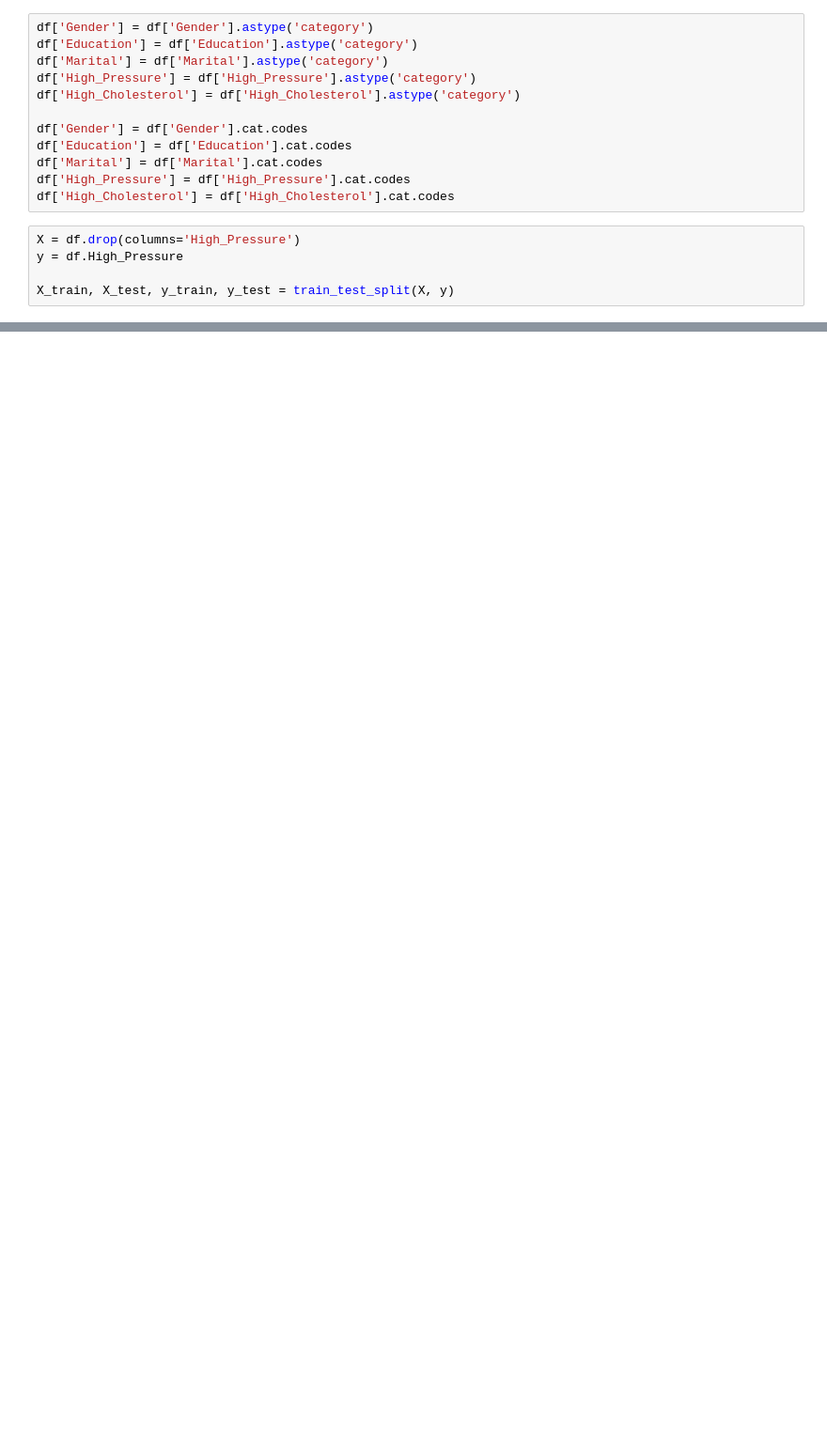
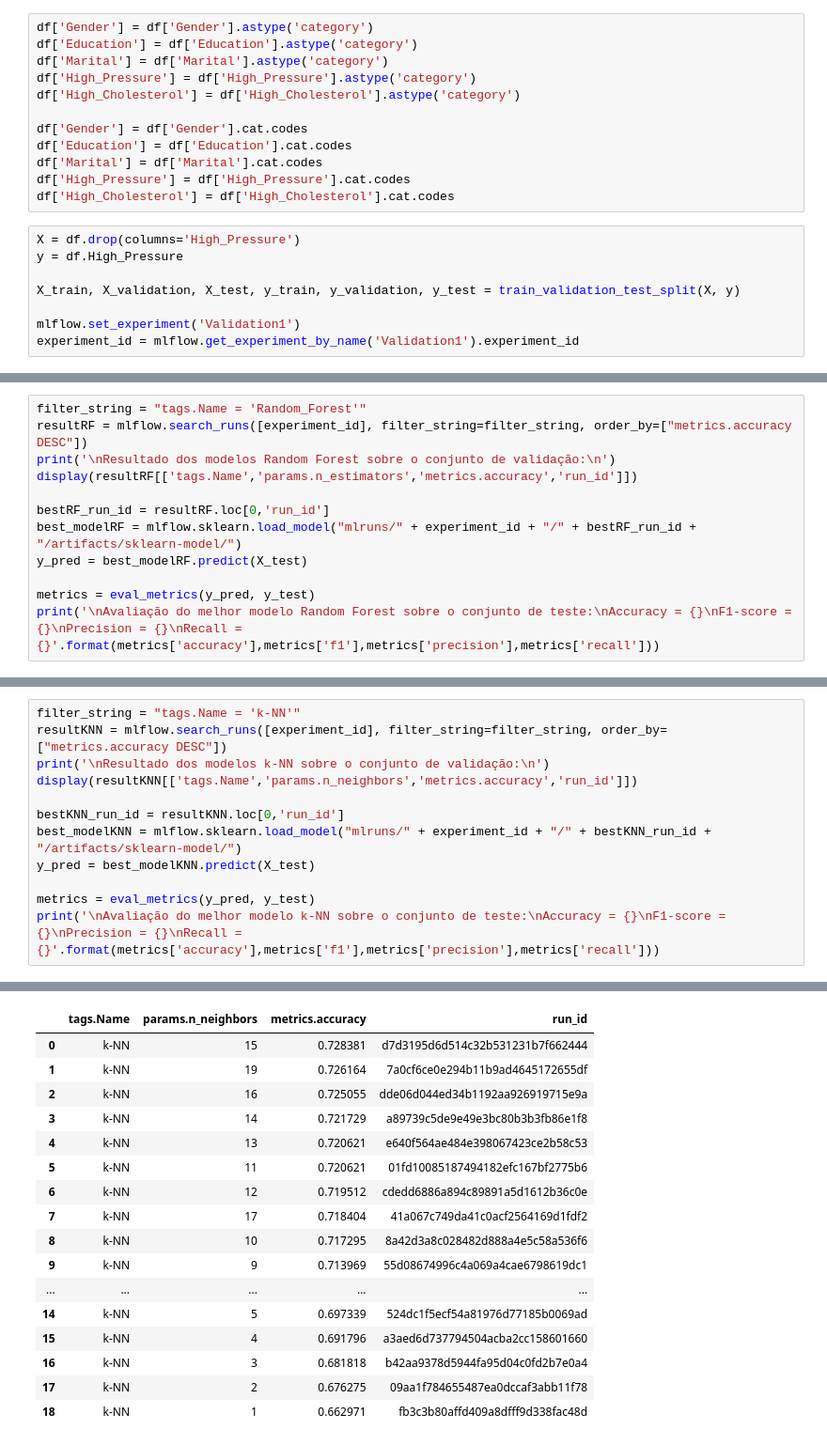
Before and after one commit to vitorp4/Ciencia-de-Dados, a Jupyter notebook: Projeto2.ipynb, the cells around one changed output, grey strips where cells are left out. Shown at 94% size. Saved outputs shown, nothing was run; the diff lists cells and outputs as text; blank space fills up the shorter version.

```diff
--- a/Projeto2.ipynb
+++ b/Projeto2.ipynb
@@ -127,4 +137,7 @@ df['High_Cholesterol'] = df['High_Cholesterol'].cat.codes
 X = df.drop(columns='High_Pressure')
 y = df.High_Pressure
 
-X_train, X_test, y_train, y_test = train_test_split(X, y)
+X_train, X_validation, X_test, y_train, y_validation, y_test = train_validation_test_split(X, y)
+
+mlflow.set_experiment('Validation1')
+experiment_id = mlflow.get_experiment_by_name('Validation1').experiment_id
@@ -159,0 +174,12 @@ mlflow_save({}, eval_metrics(y_test, y_pred))
+# %%
+filter_string = "tags.Name = 'Random_Forest'"
+resultRF = mlflow.search_runs([experiment_id], filter_string=filter_string, order_by=["metrics.accuracy DESC"])
+print('\nResultado dos modelos Random Forest sobre o conjunto de validação:\n')
+display(resultRF[['tags.Name','params.n_estimators','metrics.accuracy','run_id']])
+
+bestRF_run_id = resultRF.loc[0,'run_id']
+best_modelRF = mlflow.sklearn.load_model("mlruns/" + experiment_id + "/" + bestRF_run_id + "/artifacts/sklearn-model/")
+y_pred = best_modelRF.predict(X_test)
+
+metrics = eval_metrics(y_pred, y_test)
+print('\nAvaliação do melhor modelo Random Forest sobre o conjunto de teste:\nAccuracy = {}\nF1-score = {}\nPrecision = {}\nRecall = {}'.format(metrics['accuracy'],metrics['f1'],metrics['precision'],metrics['recall']))
@@ -159,0 +198,13 @@ mlflow_save({}, eval_metrics(y_test, y_pred))
+# %%
+filter_string = "tags.Name = 'k-NN'"
+resultKNN = mlflow.search_runs([experiment_id], filter_string=filter_string, order_by=["metrics.accuracy DESC"])
+print('\nResultado dos modelos k-NN sobre o conjunto de validação:\n')
+display(resultKNN[['tags.Name','params.n_neighbors','metrics.accuracy','run_id']])
+
+bestKNN_run_id = resultKNN.loc[0,'run_id']
+best_modelKNN = mlflow.sklearn.load_model("mlruns/" + experiment_id + "/" + bestKNN_run_id + "/artifacts/sklearn-model/")
+y_pred = best_modelKNN.predict(X_test)
+
+metrics = eval_metrics(y_pred, y_test)
+print('\nAvaliação do melhor modelo k-NN sobre o conjunto de teste:\nAccuracy = {}\nF1-score = {}\nPrecision = {}\nRecall = {}'.format(metrics['accuracy'],metrics['f1'],metrics['precision'],metrics['recall']))
+# %% [output]
@@ -159,0 +212,17 @@ mlflow_save({}, eval_metrics(y_test, y_pred))
+|  | tags.Name | params.n_neighbors | metrics.accuracy | run_id |
+| 0 | k-NN | 15 | 0.728381 | d7d3195d6d514c32b531231b7f662444 |
+| 1 | k-NN | 19 | 0.726164 | 7a0cf6ce0e294b11b9ad4645172655df |
+| 2 | k-NN | 16 | 0.725055 | dde06d044ed34b1192aa926919715e9a |
+| 3 | k-NN | 14 | 0.721729 | a89739c5de9e49e3bc80b3b3fb86e1f8 |
+| 4 | k-NN | 13 | 0.720621 | e640f564ae484e398067423ce2b58c53 |
+| 5 | k-NN | 11 | 0.720621 | 01fd10085187494182efc167bf2775b6 |
+| 6 | k-NN | 12 | 0.719512 | cdedd6886a894c89891a5d1612b36c0e |
+| 7 | k-NN | 17 | 0.718404 | 41a067c749da41c0acf2564169d1fdf2 |
+| 8 | k-NN | 10 | 0.717295 | 8a42d3a8c028482d888a4e5c58a536f6 |
+| 9 | k-NN | 9 | 0.713969 | 55d08674996c4a069a4cae6798619dc1 |
+| ... | ... | ... | ... | ... |
+| 14 | k-NN | 5 | 0.697339 | 524dc1f5ecf54a81976d77185b0069ad |
+| 15 | k-NN | 4 | 0.691796 | a3aed6d737794504acba2cc158601660 |
+| 16 | k-NN | 3 | 0.681818 | b42aa9378d5944fa95d04c0fd2b7e0a4 |
+| 17 | k-NN | 2 | 0.676275 | 09aa1f784655487ea0dccaf3abb11f78 |
+| 18 | k-NN | 1 | 0.662971 | fb3c3b80affd409a8dfff9d338fac48d |
```
Also changed, not shown: parts of 15 cells of this notebook.
